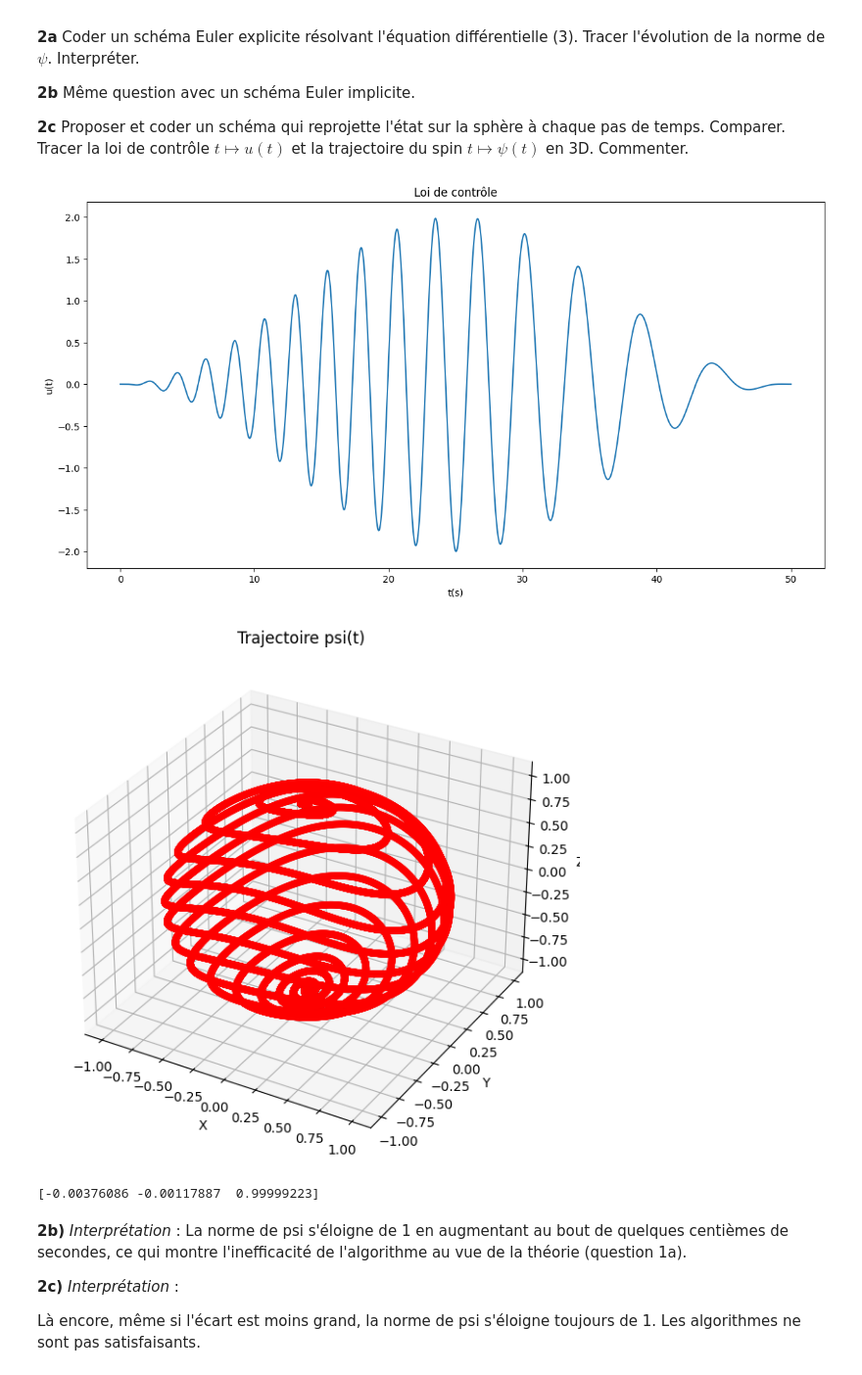
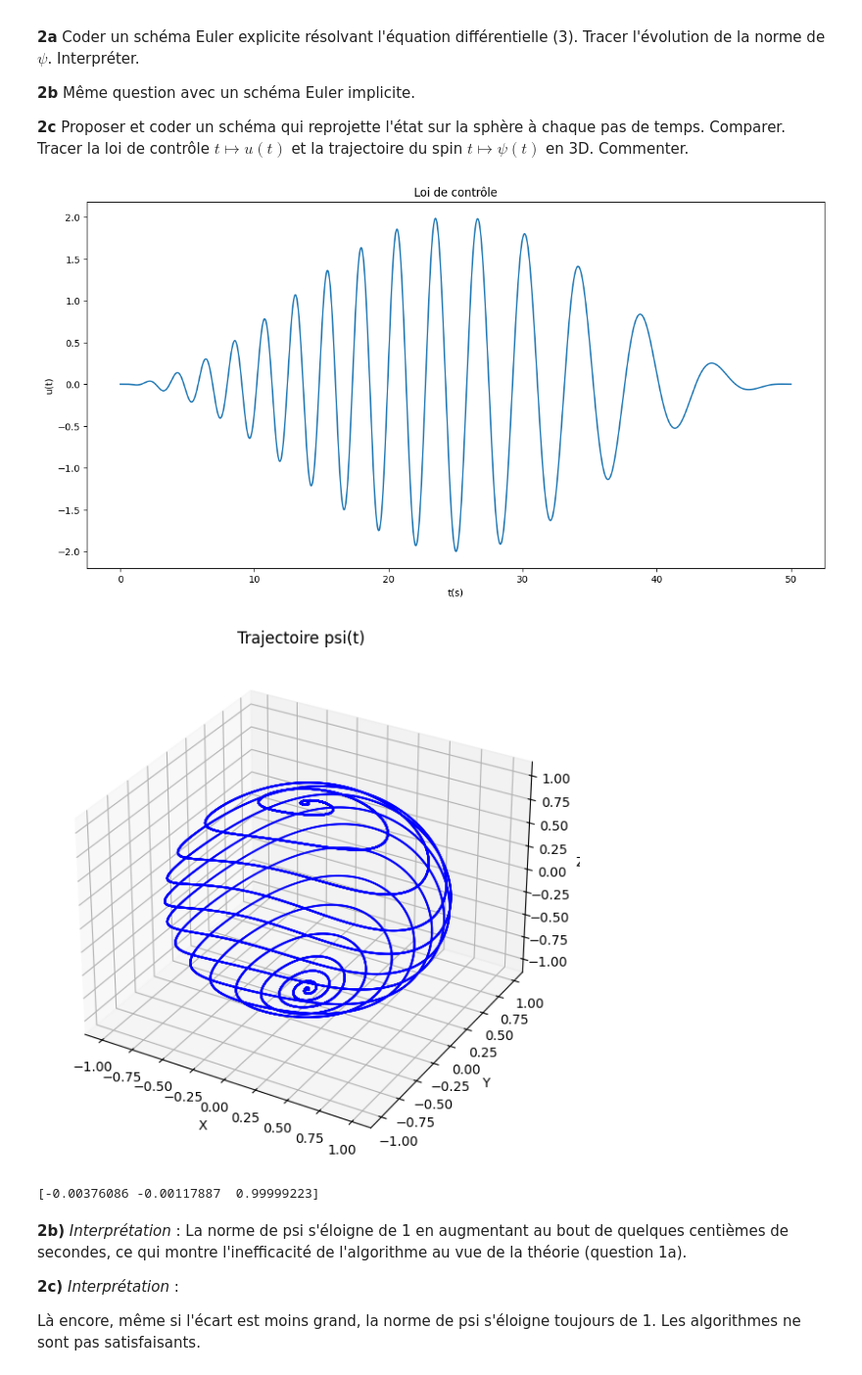
Before and after one commit to LouisedeFer/Equa-diff, a Jupyter notebook: Projet_Equations_Différentielles.ipynb, the cells around one changed output. Shown: that part at 98% size. Drawn from its saved outputs; the diff is of its cells as text; code cells hidden in the pictures.

```diff
--- a/Projet_Equations_Différentielles.ipynb
+++ b/Projet_Equations_Différentielles.ipynb
@@ -246,35 +246,35 @@ plt.title("Loi de contrôle")
 plt.xlabel('t(s)')
 plt.ylabel('u(t)')
 plt.plot(x,res2)
 
 #Traçage de la trajectoire psi(t) en 3D
 
 # Extraction des coordonnées
 X=y[:, 0]
 Y=y[:, 1]
 Z=y[:, 2]
 
 # Créer une figure
 fig = plt.figure()
 ax = fig.add_subplot(111, projection='3d')
 
 # Tracer les points en 3D
-ax.scatter(X, Y, Z, color='r', marker='o')
+ax.scatter(X, Y, Z, color='b', s=1, linewidth=0.5) # Pour avoir des traits fins
 
 # Ajouter des labels aux axes
 ax.set_xlabel('X')
 ax.set_ylabel('Y')
 ax.set_zlabel('Z')
 
 
 plt.title("Trajectoire psi(t)")
 plt.show()
 
 
 print(y[-1])
 # %% [output]
 [figure]
-[figure, old version]
+[figure, new version]
 [-0.00376086 -0.00117887  0.99999223]
 # %% [markdown]
 **2b)** *Interprétation* :
```
Also changed, not shown: parts of 1 cell of this notebook.
